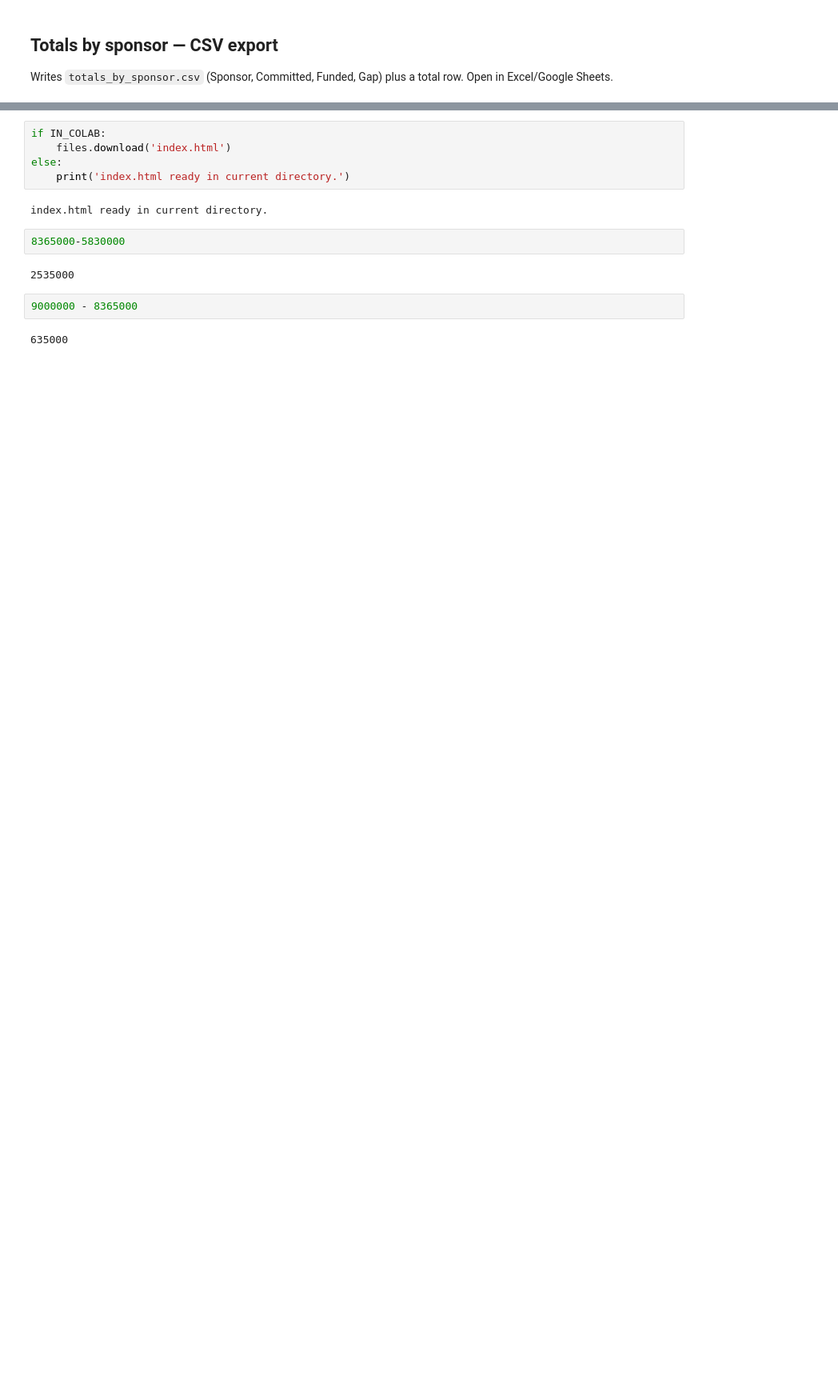
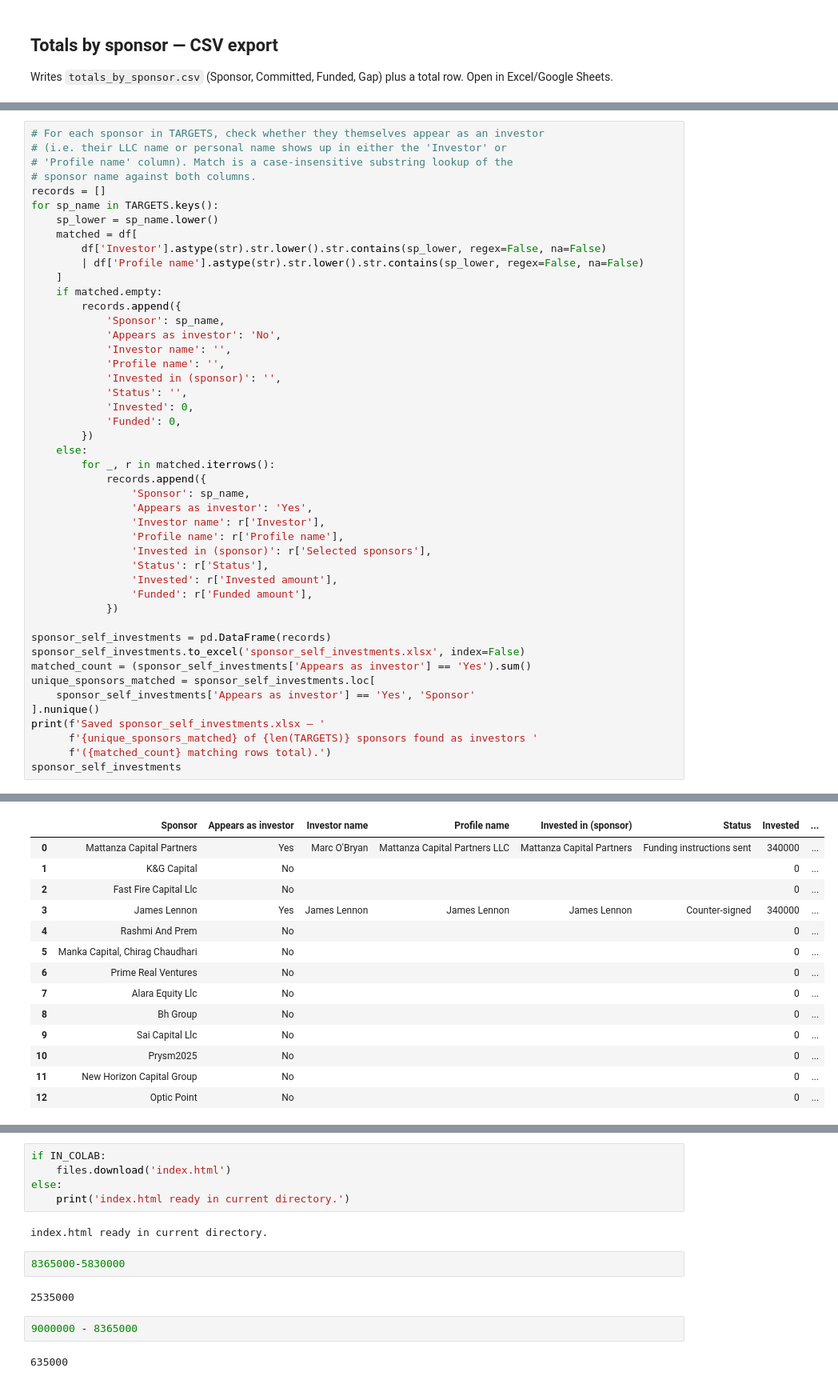
Before and after one commit to premputtegowda/investor_tracking, a Jupyter notebook: investor_tracking_echarts.ipynb, the cells around one changed output, grey strips where cells are left out. Shown at 80% size. Drawn from its saved outputs; the diff is of its cells as text; blank space fills up the shorter version.

```diff
--- a/investor_tracking_echarts.ipynb
+++ b/investor_tracking_echarts.ipynb
@@ -1070,0 +1071,47 @@ Saved totals_by_sponsor.csv (13 sponsors + Total row)
+# %%
+# For each sponsor in TARGETS, check whether they themselves appear as an investor
+# (i.e. their LLC name or personal name shows up in either the 'Investor' or
+# 'Profile name' column). Match is a case-insensitive substring lookup of the
+# sponsor name against both columns.
+records = []
+for sp_name in TARGETS.keys():
+    sp_lower = sp_name.lower()
+    matched = df[
+        df['Investor'].astype(str).str.lower().str.contains(sp_lower, regex=False, na=False)
+        | df['Profile name'].astype(str).str.lower().str.contains(sp_lower, regex=False, na=False)
+    ]
+    if matched.empty:
+        records.append({
+            'Sponsor': sp_name,
+            'Appears as investor': 'No',
+            'Investor name': '',
+            'Profile name': '',
+            'Invested in (sponsor)': '',
+            'Status': '',
+            'Invested': 0,
+            'Funded': 0,
+        })
+    else:
+        for _, r in matched.iterrows():
+            records.append({
+                'Sponsor': sp_name,
+                'Appears as investor': 'Yes',
+                'Investor name': r['Investor'],
+                'Profile name': r['Profile name'],
+                'Invested in (sponsor)': r['Selected sponsors'],
+                'Status': r['Status'],
+                'Invested': r['Invested amount'],
+                'Funded': r['Funded amount'],
+            })
+
+sponsor_self_investments = pd.DataFrame(records)
+sponsor_self_investments.to_excel('sponsor_self_investments.xlsx', index=False)
+matched_count = (sponsor_self_investments['Appears as investor'] == 'Yes').sum()
+unique_sponsors_matched = sponsor_self_investments.loc[
+    sponsor_self_investments['Appears as investor'] == 'Yes', 'Sponsor'
+].nunique()
+print(f'Saved sponsor_self_investments.xlsx — '
+      f'{unique_sponsors_matched} of {len(TARGETS)} sponsors found as investors '
+      f'({matched_count} matching rows total).')
+sponsor_self_investments
+# %% [output]
@@ -1070,0 +1119,14 @@ Saved totals_by_sponsor.csv (13 sponsors + Total row)
+|  | Sponsor | Appears as investor | Investor name | Profile name | Invested in (sponsor) | Status | Invested | ... |
+| 0 | Mattanza Capital Partners | Yes | Marc O'Bryan | Mattanza Capital Partners LLC | Mattanza Capital Partners | Funding instructions sent | 340000 | ... |
+| 1 | K&G Capital | No |  |  |  |  | 0 | ... |
+| 2 | Fast Fire Capital Llc | No |  |  |  |  | 0 | ... |
+| 3 | James Lennon | Yes | James Lennon | James Lennon | James Lennon | Counter-signed | 340000 | ... |
+| 4 | Rashmi And Prem | No |  |  |  |  | 0 | ... |
+| 5 | Manka Capital, Chirag Chaudhari | No |  |  |  |  | 0 | ... |
+| 6 | Prime Real Ventures | No |  |  |  |  | 0 | ... |
+| 7 | Alara Equity Llc | No |  |  |  |  | 0 | ... |
+| 8 | Bh Group | No |  |  |  |  | 0 | ... |
+| 9 | Sai Capital Llc | No |  |  |  |  | 0 | ... |
+| 10 | Prysm2025 | No |  |  |  |  | 0 | ... |
+| 11 | New Horizon Capital Group | No |  |  |  |  | 0 | ... |
+| 12 | Optic Point | No |  |  |  |  | 0 | ... |
```
Also changed, not shown: parts of 8 cells of this notebook, 1 other file.
